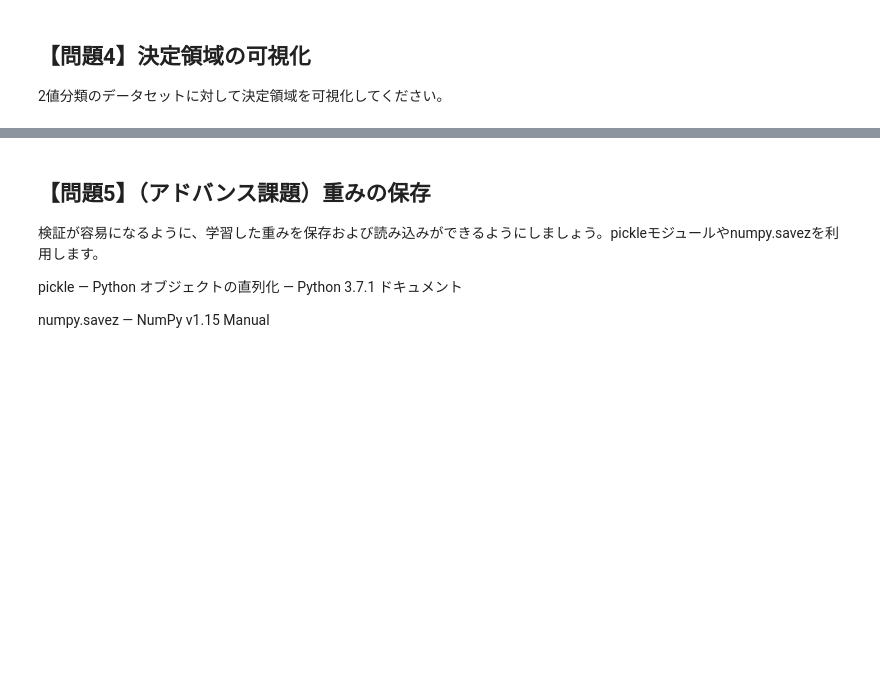
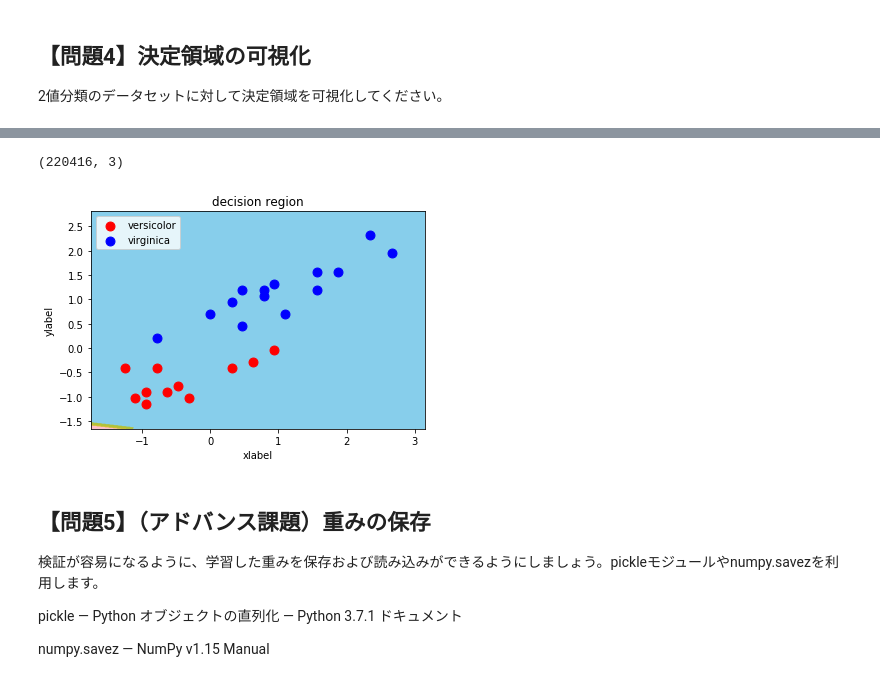
Before and after one commit to ohmorimori/diveintocode-ml, a Jupyter notebook: diveintocode-term1/sprint/sprint4/sprint4-ml-scratch-logistic-regression.ipynb, the cells around one changed output, grey strips where cells are left out. Drawn from its saved outputs; the diff is of its cells as text; code cells hidden in the pictures; blank space fills up the shorter version.

```diff
--- a/diveintocode-term1/sprint/sprint4/sprint4-ml-scratch-logistic-regression.ipynb
+++ b/diveintocode-term1/sprint/sprint4/sprint4-ml-scratch-logistic-regression.ipynb
@@ -531,3 +587,9 @@ reg.plot_learning_curve()
+# %%
+#testデータの評価結果
+decision_region(X_test_z, y_test[:,0], reg)
+# %% [output]
+(220416, 3)
+[figure, added]
 # %% [markdown]
 ## 【問題5】（アドバンス課題）重みの保存
 検証が容易になるように、学習した重みを保存および読み込みができるようにしましょう。pickleモジュールやnumpy.savezを利用します。
```
Also changed, not shown: parts of 14 cells of this notebook.
